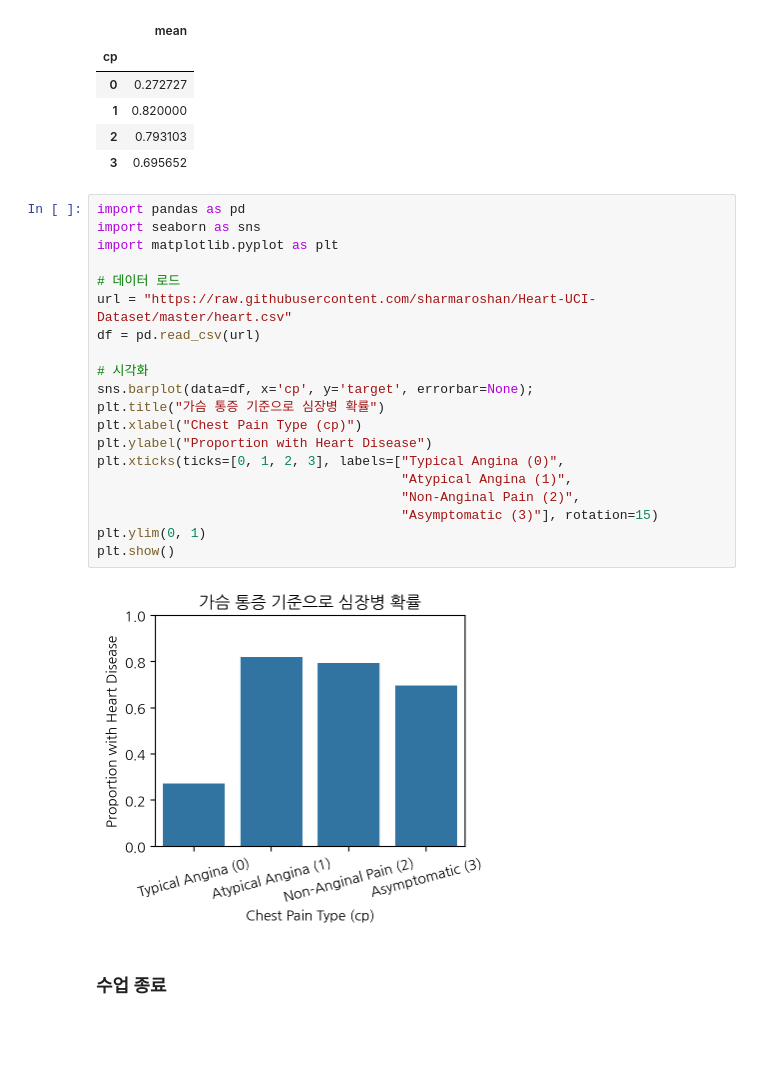
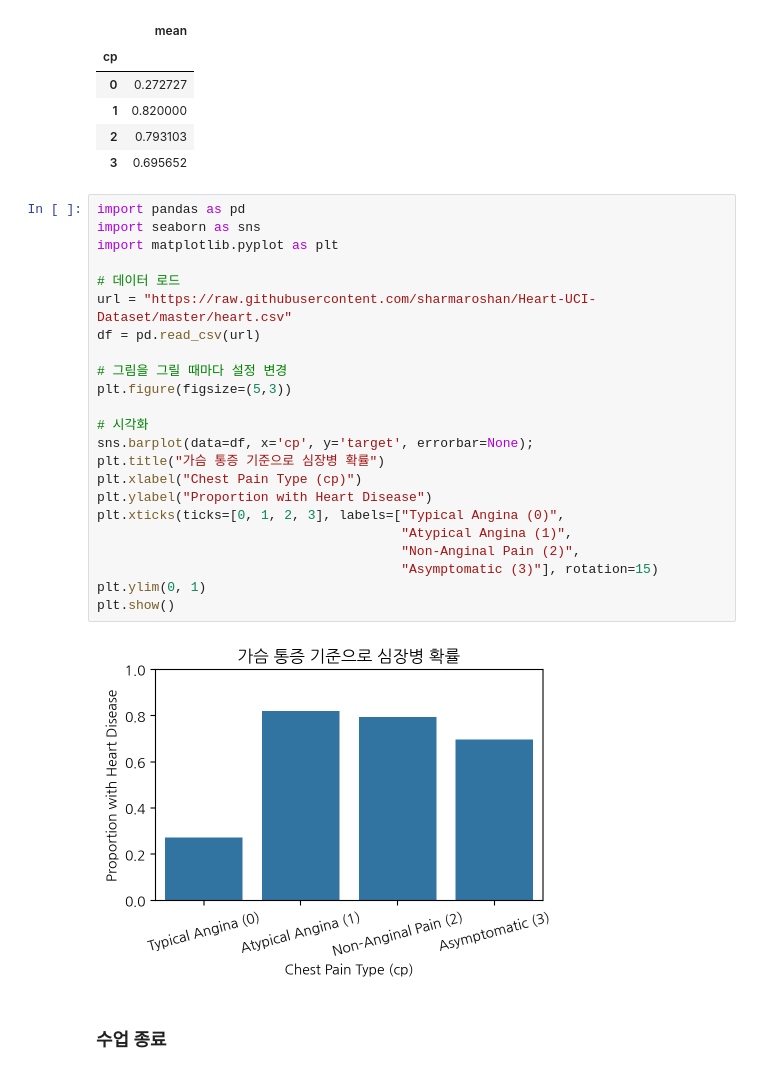
Before and after one commit to ai7dnn/PyTorch-DL, a Jupyter notebook: code/PT03.ipynb, the cells around one changed output. Saved outputs shown, nothing was run; the diff lists cells and outputs as text; blank space fills up the shorter version.

```diff
--- a/code/PT03.ipynb
+++ b/code/PT03.ipynb
@@ -162,25 +149,28 @@ df.groupby(['cp']).agg(mean = ("target", "mean"))
 # %%
 import pandas as pd
 import seaborn as sns
 import matplotlib.pyplot as plt
 
 # 데이터 로드
 url = "https://raw.githubusercontent.com/sharmaroshan/Heart-UCI-Dataset/master/heart.csv"
 df = pd.read_csv(url)
+
+# 그림을 그릴 때마다 설정 변경
+plt.figure(figsize=(5,3))
 
 # 시각화
 sns.barplot(data=df, x='cp', y='target', errorbar=None);
 plt.title("가슴 통증 기준으로 심장병 확률")
 plt.xlabel("Chest Pain Type (cp)")
 plt.ylabel("Proportion with Heart Disease")
 plt.xticks(ticks=[0, 1, 2, 3], labels=["Typical Angina (0)",
                                        "Atypical Angina (1)",
                                        "Non-Anginal Pain (2)",
                                        "Asymptomatic (3)"], rotation=15)
 plt.ylim(0, 1)
 plt.show()
 # %% [output]
-[figure, old version]
+[figure, new version]
 # %% [markdown]
 ### 수업 종료
 # %% [markdown]
```
Also changed, not shown: parts of 7 cells of this notebook.
